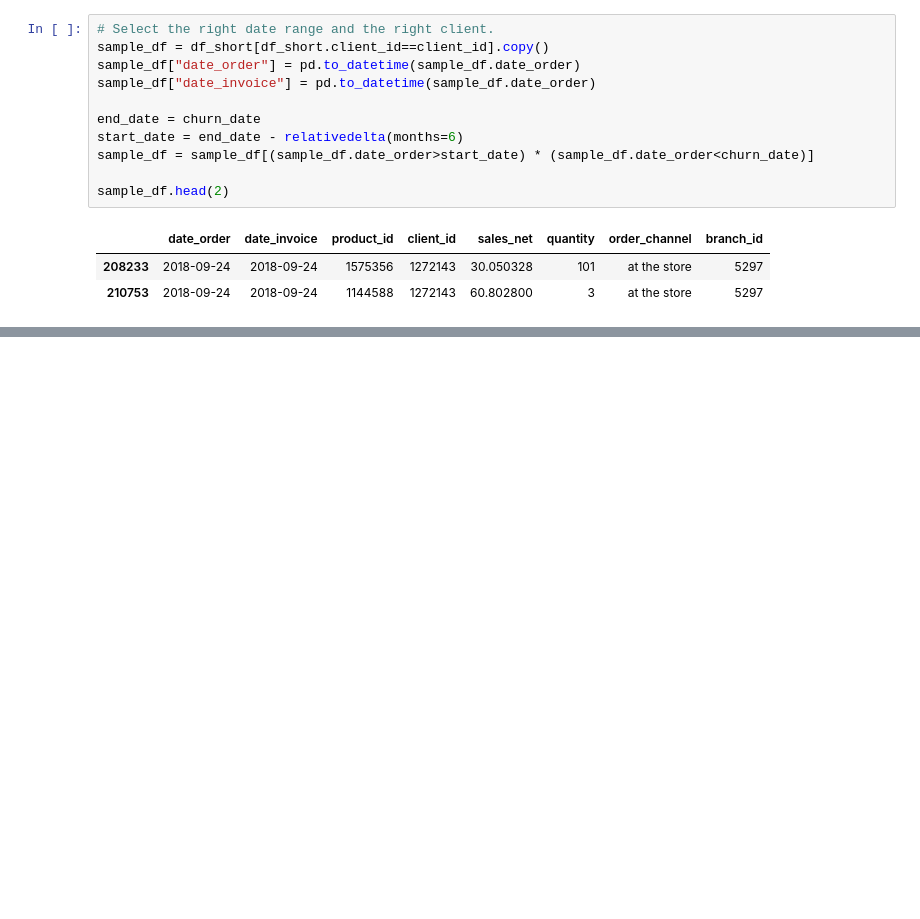
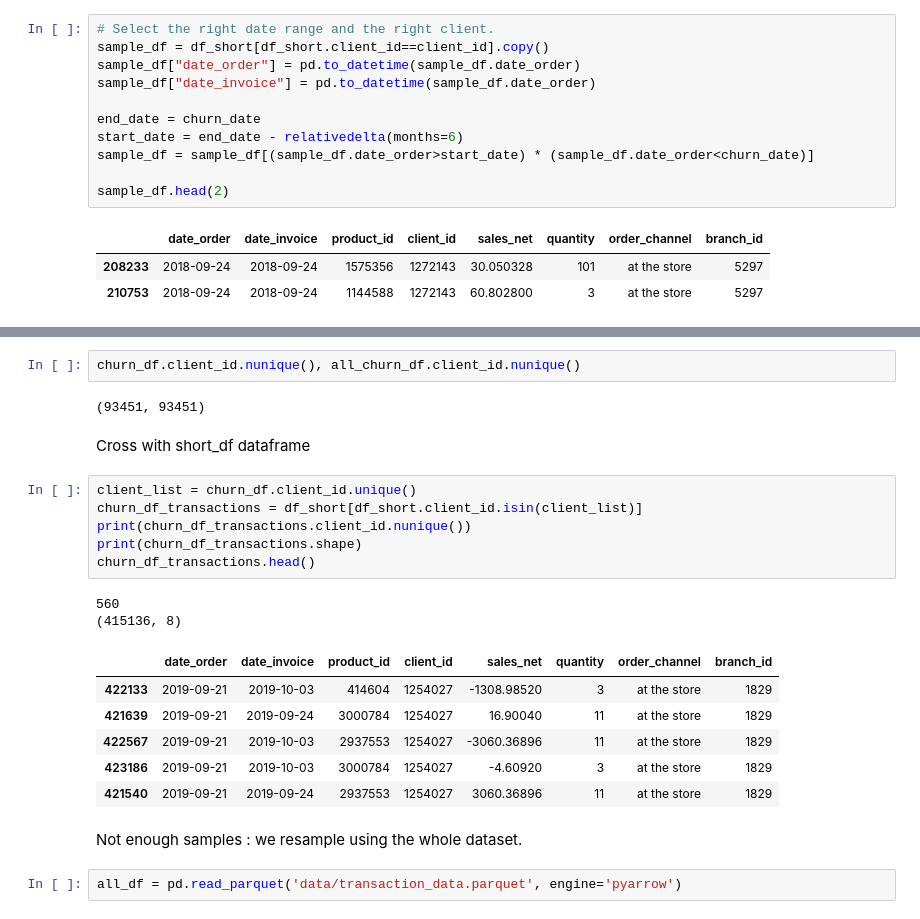
Before and after one commit to acktan/bcg_strat, a Jupyter notebook: notebooks/1-churn_prediction.ipynb, the cells around one changed output, grey strips where cells are left out. Cells and saved outputs as stored; diff of their text form; blank space fills up the shorter version.

```diff
--- a/notebooks/1-churn_prediction.ipynb
+++ b/notebooks/1-churn_prediction.ipynb
@@ -183,0 +195,25 @@ plot_ts(sample_df)
+# %%
+churn_df.client_id.nunique(), all_churn_df.client_id.nunique()
+# %% [output]
+(93451, 93451)
+# %% [markdown]
+Cross with short_df dataframe
+# %%
+client_list = churn_df.client_id.unique()
+churn_df_transactions = df_short[df_short.client_id.isin(client_list)]
+print(churn_df_transactions.client_id.nunique())
+print(churn_df_transactions.shape)
+churn_df_transactions.head()
+# %% [output]
+560
+(415136, 8)
+|  | date_order | date_invoice | product_id | client_id | sales_net | quantity | order_channel | branch_id |
+| 422133 | 2019-09-21 | 2019-10-03 | 414604 | 1254027 | -1308.98520 | 3 | at the store | 1829 |
+| 421639 | 2019-09-21 | 2019-09-24 | 3000784 | 1254027 | 16.90040 | 11 | at the store | 1829 |
+| 422567 | 2019-09-21 | 2019-10-03 | 2937553 | 1254027 | -3060.36896 | 11 | at the store | 1829 |
+| 423186 | 2019-09-21 | 2019-10-03 | 3000784 | 1254027 | -4.60920 | 3 | at the store | 1829 |
+| 421540 | 2019-09-21 | 2019-09-24 | 2937553 | 1254027 | 3060.36896 | 11 | at the store | 1829 |
+# %% [markdown]
+Not enough samples : we resample using the whole dataset.
+# %%
+all_df = pd.read_parquet('data/transaction_data.parquet', engine='pyarrow')
```
Also changed, not shown: parts of 61 cells of this notebook, 6 other files.
